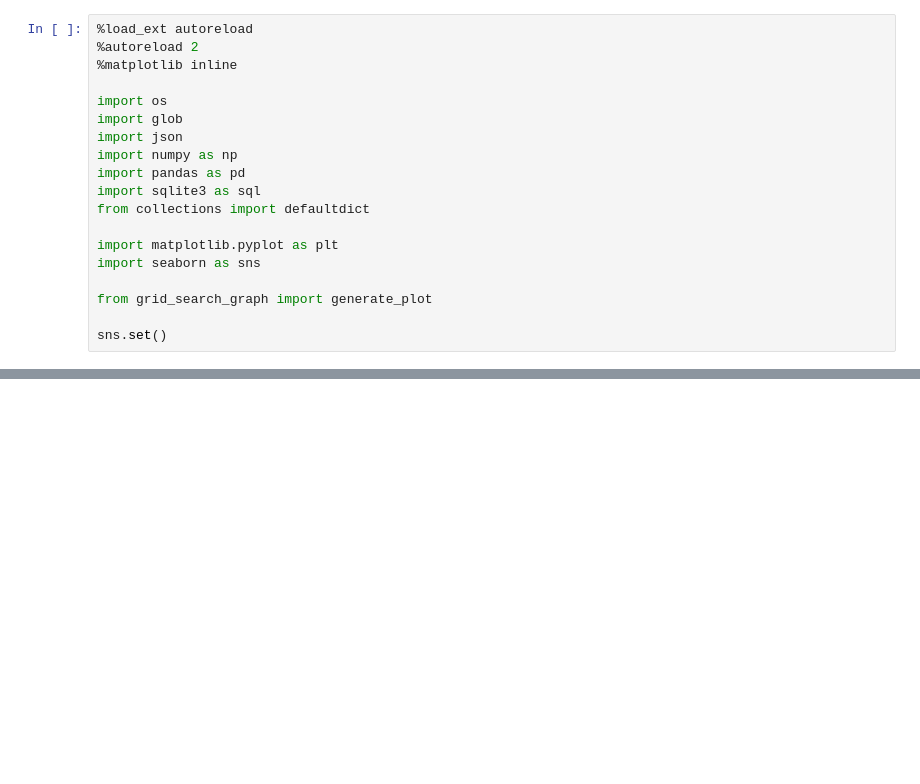
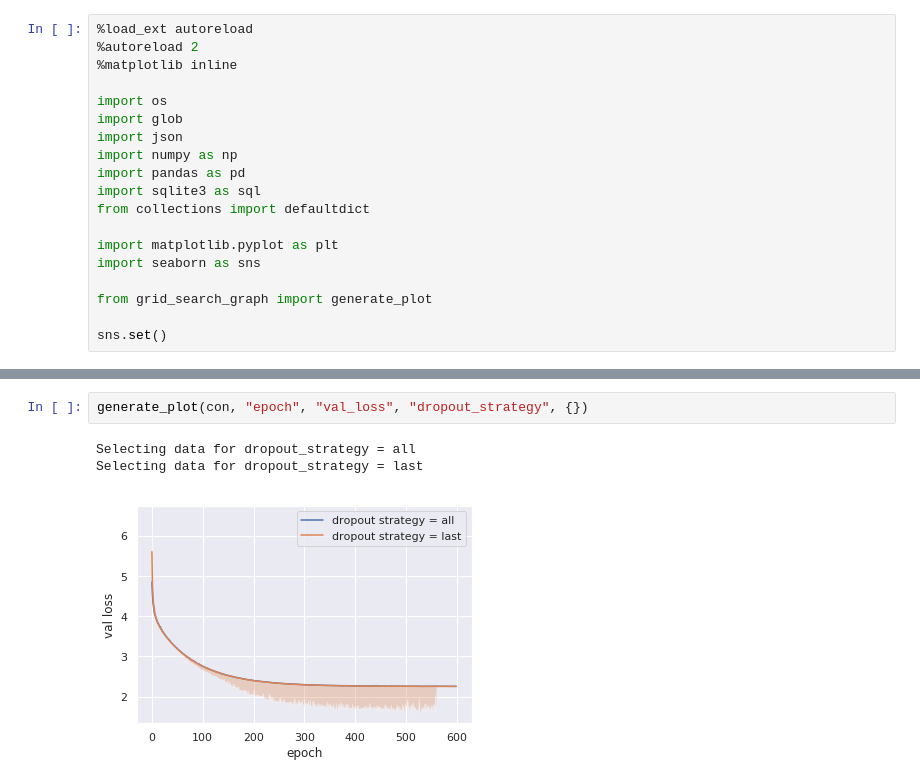
Before and after one commit to anliec/keras-cv, a Jupyter notebook: graphs_epochs.ipynb, the cells around one changed output, grey strips where cells are left out. Saved outputs shown, nothing was run; the diff lists cells and outputs as text; blank space fills up the shorter version.

```diff
--- a/graphs_epochs.ipynb
+++ b/graphs_epochs.ipynb
@@ -94,0 +103,6 @@ dict_keys(['nn_fps', 'prediction_count', 'flops', 'dropout_rate', 'dropout_strat
+# %%
+generate_plot(con, "epoch", "val_loss", "dropout_strategy", {})
+# %% [output]
+Selecting data for dropout_strategy = all
+Selecting data for dropout_strategy = last
+[figure, added]
```
Also changed, not shown: parts of 7 cells of this notebook, 20 other files.
